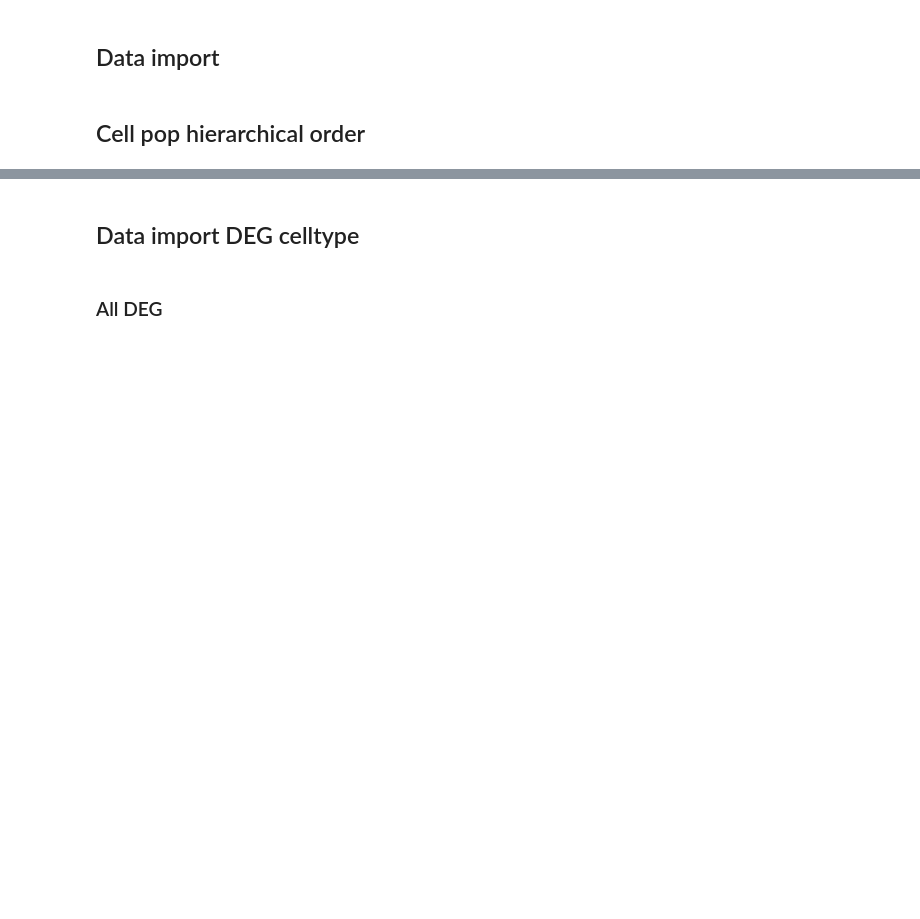
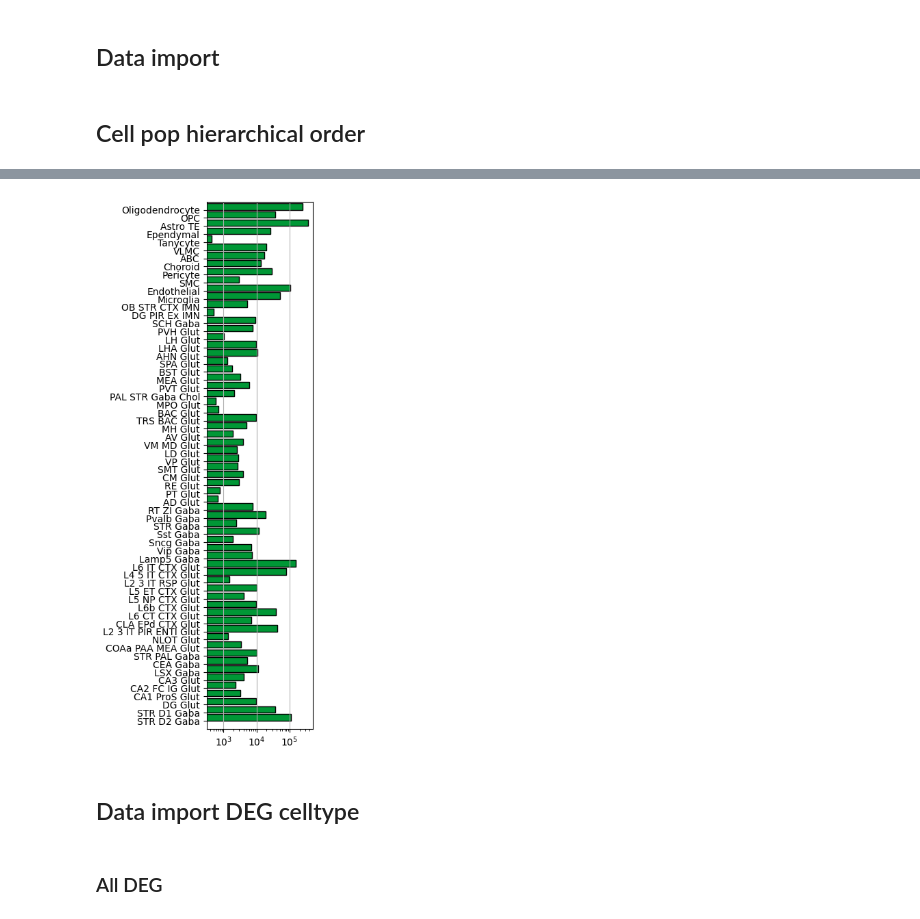
Before and after one commit to Carboneinerte/Pynda_ssc, a Jupyter notebook: v10D_Xenium_Downstream_Analysis_WIP.ipynb, the cells around one changed output, grey strips where cells are left out. Cells and saved outputs as stored; diff of their text form; code cells hidden in the pictures; blank space fills up the shorter version.

```diff
--- a/v10D_Xenium_Downstream_Analysis_WIP.ipynb
+++ b/v10D_Xenium_Downstream_Analysis_WIP.ipynb
@@ -1323,3 +1332,7 @@ plt.savefig('Gallery/circa-SD_cellnb.svg')
 # %%
 cell_pop = pd.read_csv('../notebook/analysis/circa-SD/circa-SD_cellpop.csv')
 # circa_pct = pd.read_csv('../notebook/analysis/circa-SD/circa-SD_circa-percent.csv')
+# %%
+cell_pop = pd.DataFrame(data = {"cell_type_final" : cell_pop.index,
+                                "count" : cell_pop.values})
+# cell_pop.rename(columns={"ZT" : "count"})
@@ -1337,18 +1370,21 @@ df_CG.sample()
 # %%
 grouped = df.groupby('cell_type_final')[clock_genes].mean()
 # %%
-order_list = [
-    "Oligodendrocyte","Microglia","Endothelial","SMC","Pericyte","VLMC","ABC","Choroid","Ependymal","Tanycyte","OB STR CTX IMN","OPC","Astro TE",
-    "SCH Gaba","PVH Glut","HY Glut","SPA Glut","AHN Glut","PVT Glut","PAL STR Gaba Chol","MEA Glut","MPO Glut","BST Glut","LHA Glut","LH Glut",
-    "BAC Glut","TRS BAC Glut","MH Glut","AV Glut","VM MD Glut","LD Glut","VP Glut","SMT Glut","CM Glut","RE Glut","PT Glut","AD Glut","RT ZI Gaba",
-    "Pvalb Gaba","STR Gaba","Sst Gaba","Sncg Gaba","Vip Gaba","Lamp5 Gaba","L6 IT CTX Glut","L4 5 IT CTX Glut","L2 3 IT RSP Glut","L5 ET CTX Glut",
-    "L5 NP CTX Glut","L6b CTX Glut","L6 CT CTX Glut","CLA EPd CTX Glut","L2 3 PIR ENTl Glut","NLOT Glut","L2 3 IT PIR ENTl Glut","COAa PAA MEA Glut",
-    "CA3 Glut","CA2 FC IG Glut","CA1 ProS Glut","DG Glut","STR PAL Gaba","LSX Gaba","STR D1 Gaba","STR D2 Gaba",
-]
+order_list = ['STR D2 Gaba', 'STR D1 Gaba', 'DG Glut', 'CA1 ProS Glut', 'CA2 FC IG Glut', 'CA3 Glut',
+               'LSX Gaba', 'CEA Gaba', 'STR PAL Gaba', 'COAa PAA MEA Glut', 'NLOT Glut', 'L2 3 IT PIR ENTl Glut',
+                 'CLA EPd CTX Glut', 'L6 CT CTX Glut', 'L6b CTX Glut', 'L5 NP CTX Glut', 'L5 ET CTX Glut',
+                   'L2 3 IT RSP Glut', 'L4 5 IT CTX Glut', 'L6 IT CTX Glut', 'Lamp5 Gaba', 'Vip Gaba', 'Sncg Gaba',
+                     'Sst Gaba', 'STR Gaba', 'Pvalb Gaba', 'RT ZI Gaba', 'AD Glut', 'PT Glut', 'RE Glut', 'CM Glut',
+                       'SMT Glut', 'VP Glut', 'LD Glut', 'VM MD Glut', 'AV Glut', 'MH Glut', 'TRS BAC Glut', 'BAC Glut',
+                         'MPO Glut', 'PAL STR Gaba Chol', 'PVT Glut', 'MEA Glut', 'BST Glut', 'SPA Glut', 'AHN Glut',
+                           'LHA Glut', 'LH Glut', 'PVH Glut', 'SCH Gaba', 'DG PIR Ex IMN', 'OB STR CTX IMN', 'Microglia',
+                             'Endothelial', 'SMC','Pericyte', 'Choroid', 'ABC', 'VLMC', 'Tanycyte', 'Ependymal',
+                               'Astro TE', 'OPC', 'Oligodendrocyte']
+
 
 cell_pop["Celltype_order"] = pd.Categorical(cell_pop["cell_type_final"], categories=order_list, ordered = True)
 cell_pop.sort_values('Celltype_order', inplace= True)
 
-grouped_sort = grouped.reindex(order_list)
-grouped_sort
+# grouped_sort = grouped.reindex(order_list)
+# grouped_sort
 # %%
@@ -1356,20 +1405,19 @@ cell_pop
 # %%
 import seaborn as sns
 
 plt.figure(figsize=(2,10))
 
 plt.barh(y=cell_pop['cell_type_final'],
          width=cell_pop['count'],
            height = 0.8, align='edge', edgecolor ='black')
 plt.xscale('log')
+plt.grid(axis='x')
 plt.ylim(-1,len(cell_pop))
 
-# ax[1].barh(y=cell_pop['cell_type_final'],
-#          width=cell_pop['circascore'],
-#            height = 0.8, align='edge', edgecolor ='black')
-# ax[1].set_yticks([])
-# ax[1].set_ylim(-1,len(cell_pop))
-plt.savefig('Gallery/cellpop.svg', dpi=300)
+
+plt.savefig(f'Gallery/{today}/cellpop.svg', dpi=300, format = "svg",transparent = True)
+# %% [output]
+[figure, added]
 # %% [markdown]
 ## Data import DEG celltype
 # %%
```
Also changed, not shown: parts of 40 cells of this notebook, 3 other files.
